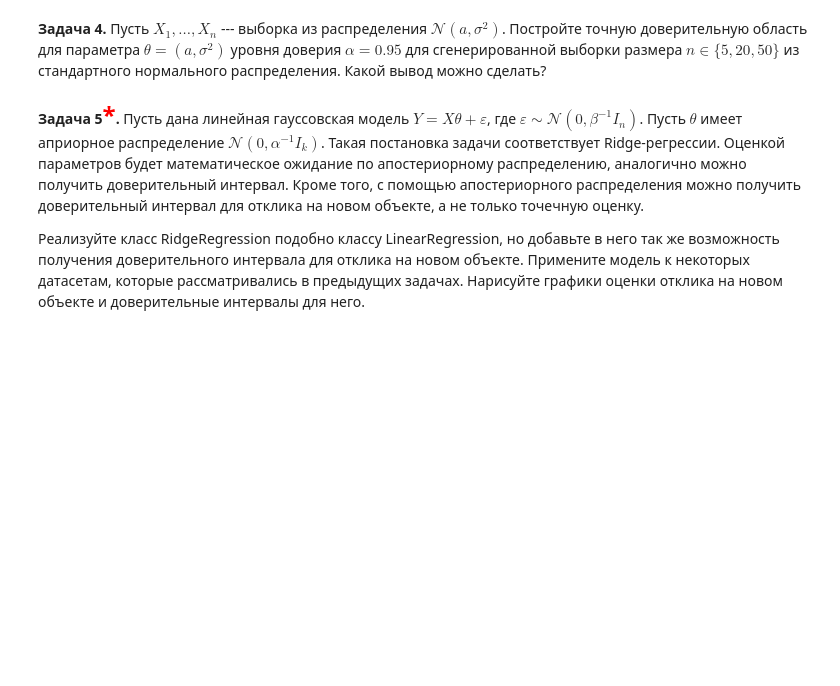
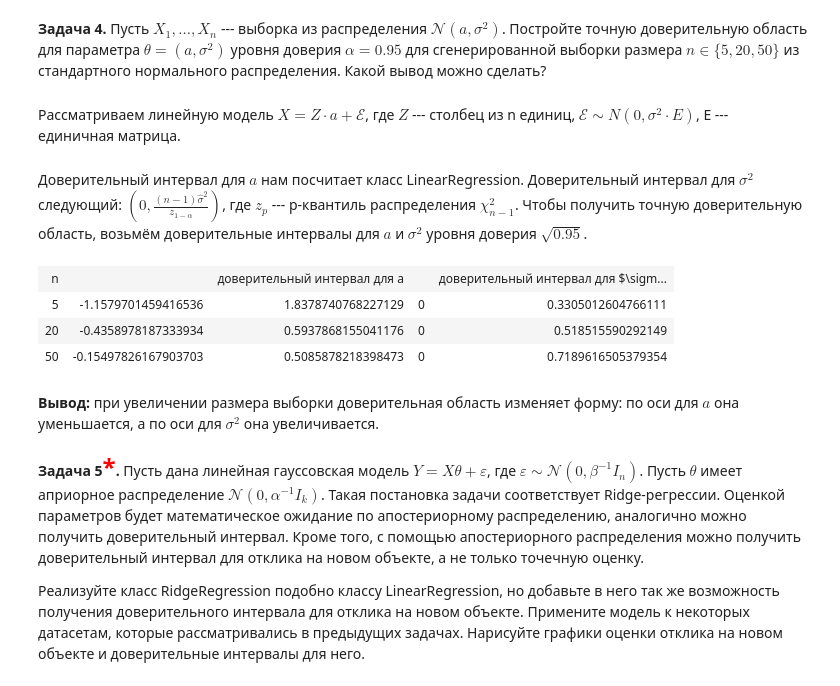
Before and after one commit to heorhii-bolotov/MIPT-Statistics, a Jupyter notebook: 5/5.30.ipynb, the cells around one changed output. Cells and saved outputs as stored; diff of their text form; code cells hidden in the pictures; blank space fills up the shorter version.

```diff
--- a/5/5.30.ipynb
+++ b/5/5.30.ipynb
@@ -38,4 +40,9 @@ from math import sqrt
 # %%
+# для задачи 7
+остатки = []
+# конец того, что отностися к задаче 7
+
+
 class LinearRegression:
     def __init__(self):
         super()
@@ -57,6 +64,10 @@ class LinearRegression:
             self.theta - np.sqrt(self.inv_of_xt_dot_x.diagonal() * self.sigma_sq) * sps.t(self.n - self.k).ppf((1 - alpha) / 2)
         ]).T  # доверительные интервалы для коэффициентов (матрица размера k x 2)
 
+        # для задачи 7
+        остатки.append((Y - self.predict(X), self.sigma_sq))
+        # конец того, что отностися к задаче 7
+
         return self
 
     def summary(self):
@@ -351,6 +374,29 @@ best_features(X_train, X_test, Y_train, Y_test)
 **Задача 3<font size="5" color="red">\*</font>.** Загрузите <a href="http://people.sc.fsu.edu/~jburkardt/datasets/regression/x01.txt">датасет</a>, в котором показана зависимость веса мозга от веса туловища для некоторых видов млекопитающих. Задача состоит в том, чтобы подобрать по этим данным хорошую модель регрессии. Для этого, можно попробовать взять некоторые функции от значения веса туловища, например, степенную, показательную, логарифмическую. Можно также сделать преобразование значений веса мозга, например, прологарифмировать. Кроме того, можно разбить значения веса туловища на несколько частей и на каждой части строить свою модель линейной регрессии.
 # %% [markdown]
 **Задача 4.** Пусть $X_1, ..., X_n$ --- выборка из распределения $\mathcal{N}(a, \sigma^2)$. Постройте точную доверительную область для параметра $\theta = (a, \sigma^2)$ уровня доверия $\alpha=0.95$ для сгенерированной выборки размера $n \in \{5, 20, 50\}$ из стандартного нормального распределения. Какой вывод можно сделать?
+# %% [markdown]
+Рассматриваем линейную модель $X=Z \cdot a + \mathcal{E}$, где $Z$ --- столбец из n единиц, $\mathcal{E} \sim N(0, \sigma^2 \cdot E)$, E --- единичная матрица.
+# %% [markdown]
+Доверительный интервал для $a$ нам посчитает класс LinearRegression. Доверительный интервал для $\sigma^2$ следующий: $(0, \frac{(n-1)\widehat\sigma^2}{z_{1-\alpha}})$, где $z_p$ --- p-квантиль распределения $\chi^2_{n-1}$. Чтобы получить точную доверительную область, возьмём доверительные интервалы для $a$ и $\sigma^2$ уровня доверия $\sqrt{0.95}$.
+# %%
+table = [['n', '', 'доверительный интервал для a', '', 'доверительный интервал для $\sigma^2$']]
+sample = sps.norm.rvs(size=50)
+for n in [5, 20, 50]:
+    Y = sample[:n].T
+    X = np.ones((n, 1))
+    model = LinearRegression().fit(X, Y, alpha=1 - 0.05 / 2)
+    доверительный_интервал_для_a = model.conf_int[0]
+    доверительный_интервал_для_сигма2 = [0, (n - 1) * model.sigma_sq / sps.chi2(n - 1).ppf(math.sqrt(0.95))]
+    line = (n, *доверительный_интервал_для_a, *доверительный_интервал_для_сигма2)
+    table.append(line)
+display(HTML(tabulate.tabulate(table, tablefmt='html')))
+# %% [output]
+| n |  | доверительный интервал для a |  | доверительный интервал для $\sigm... |
+| 5 | -1.1579701459416536 | 1.8378740768227129 | 0 | 0.3305012604766111 |
+| 20 | -0.4358978187333934 | 0.5937868155041176 | 0 | 0.518515590292149 |
+| 50 | -0.15497826167903703 | 0.5085878218398473 | 0 | 0.7189616505379354 |
+# %% [markdown]
+**Вывод:** при увеличении размера выборки доверительная область изменяет форму: по оси для $a$ она уменьшается, а по оси для $\sigma^2$ она увеличивается.
 # %% [markdown]
 **Задача 5<font size="5" color="red">\*</font>.**
 Пусть дана линейная гауссовская модель $Y = X\theta + \varepsilon$, где $\varepsilon \sim \mathcal{N}(0, \beta^{-1}I_n)$.
```
Also changed, not shown: parts of 35 cells of this notebook, 7 other files.
